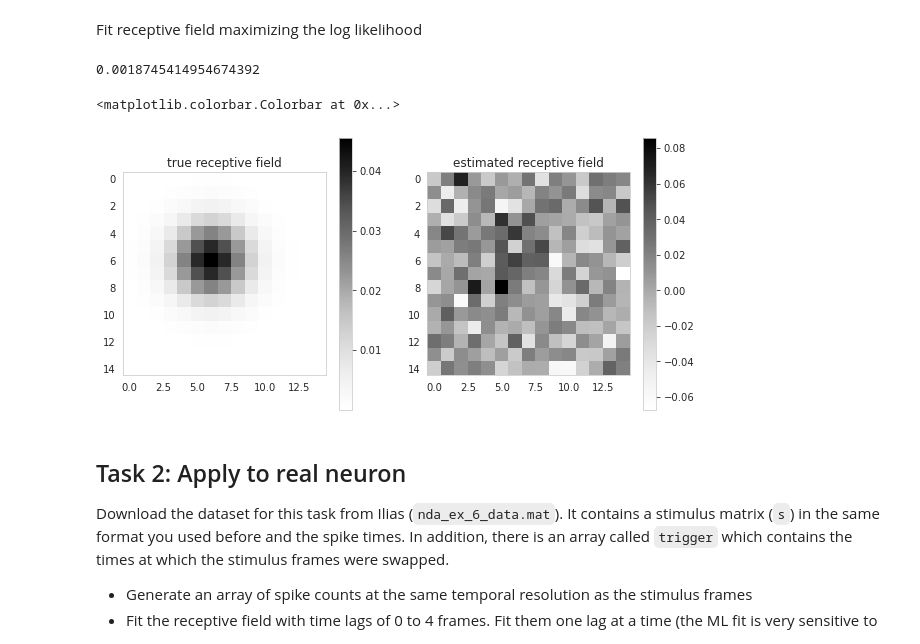
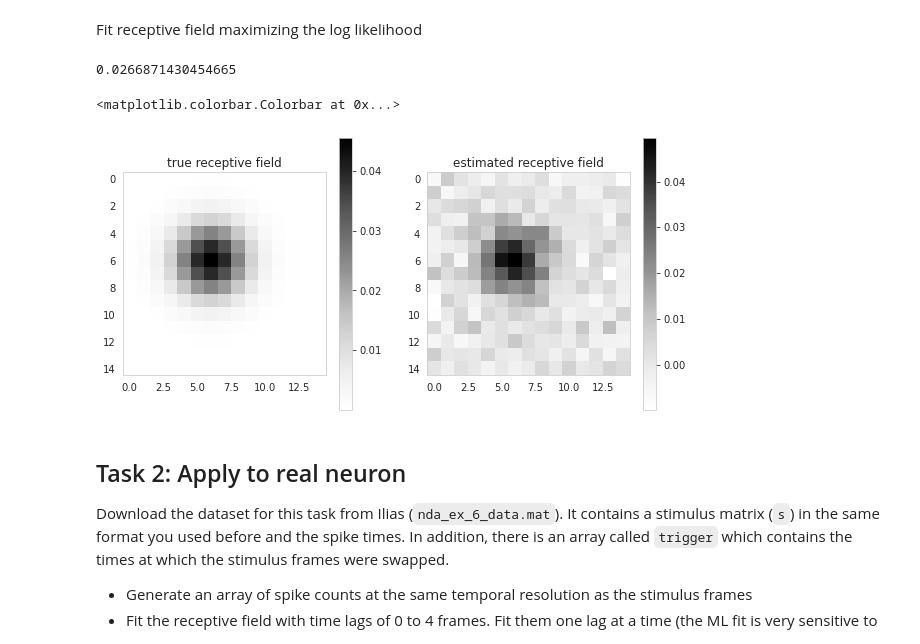
Before and after one commit to Vanessa-Ts/neuralDS, a Jupyter notebook: Ex7/CodingLab7.ipynb, the cells around one changed output. Cells and saved outputs as stored; diff of their text form; code cells hidden in the pictures.

```diff
--- a/Ex7/CodingLab7.ipynb
+++ b/Ex7/CodingLab7.ipynb
@@ -144,7 +144,7 @@ def sample_lnp(w, nT, dt, R, v):
     # sampled spike counts array
     c = np.empty(0)
     # stimulus frames
-    s = np.random.binomial(1,0.5, size=(w.shape[0], nT))
+    s = np.random.binomial(v,.5, size=(w.shape[0], nT))
     # mean rate
     r = np.exp(w.T@s)*dt*R
 
@@ -158,6 +158,9 @@ def sample_lnp(w, nT, dt, R, v):
     # ------------------------------------------------
 
     return c, r, s
+
+    ### variance of stimulus ensemble should be used, but cannot
+    ### find any information about it ??
 # %%
 D = 15     # number of pixels in one dimension,
            # the simulated RF here is a square
@@ -257,15 +274,17 @@ def negloglike_lnp(x, c, s, dt=0.1, R=50):
     df: np.array, (Dx * Dy, )
       gradient of the negative log likelihood with respect to x
     '''
+
+    p_1 = np.sum(c*np.log(dt*R))
+    p_2 = np.sum(np.log(sp.special.factorial(c)))
+    # use neg loglikelihood
     f = -c@(x.T@s)
-    a = np.sum(c*np.log(dt*R))
-    b = np.sum(np.log(sp.special.factorial(c)))
-    f += -a+b
+    f += -(p_1+p_2)
     f += np.sum(np.exp(x.T@s)*dt*R)
-  # gradient
-    a = c@s.T
-    b = dt*R*np.exp(x.T@s)
-    df = -(a - b@s.T)
+  # Compute gradient
+    d_1 = c@s.T
+    d_2 = dt*R*np.exp(x.T@s)
+    df = -(d_1 - d_2@s.T)
     # ------------------------------------------------
     # Implement the negative log-likelihood of the LNP
     # and its gradient with respect to the receptive
@@ -278,18 +297,18 @@ def negloglike_lnp(x, c, s, dt=0.1, R=50):
 # %% [markdown]
 Fit receptive field maximizing the log likelihood
 # %%
-###!! w_esti ist nicht richtig siehe plot!!!! ####
-
 f, df = negloglike_lnp(w, c, s)
 
-
+# function derivative to be checked
 f = lambda w: negloglike_lnp(w, c, s)[0]
+# gradient to be checked
 df = lambda w: negloglike_lnp(w, c, s)[1]
-
+# check if gradient is correct
 print(opt.check_grad(f,df,w))
 
-w_rand = np.random.randint(2,size=(D*D))/1000
-w_esti = opt.minimize(negloglike_lnp,w_rand,args=(c,s),jac=True).x
+# Estimate receptife field rf
+random_rf = np.random.randint(2,size=(D*D))/1000
+estimated_rf = opt.minimize(negloglike_lnp,random_rf,args=(c,s),jac=True).x
 # ------------------------------------------
 # Estimate the receptive field by maximizing
 # the log-likelihood (or more commonly,
@@ -298,31 +317,31 @@ w_esti = opt.minimize(negloglike_lnp,w_rand,args=(c,s),jac=True).x
 # Tips: use scipy.optimize.minimize(). (1 pt)
 # ------------------------------------------
 # %% [output]
-0.0018745414954674392
+0.0266871430454665
 # %%
 fig, axs = plt.subplots(1,2,figsize=(10,5))
 
 
 p1=axs[0].imshow(w.reshape((D,D)), cmap='Greys')
 axs[0].grid(False)
 axs[0].set_title('true receptive field')
 
-p2=axs[1].imshow(w_esti.reshape((D,D)), cmap='Greys')
+p2=axs[1].imshow(estimated_rf.reshape((D,D)), cmap='Greys')
 axs[1].grid(False)
 axs[1].set_title('estimated receptive field')
 
 
 plt.tight_layout
 plt.colorbar(p1,ax=axs[0])
 plt.colorbar(p2,ax=axs[1])
 
 # ------------------------------------
 # Plot the ground truth and estimated
 # `w` side by side. (0.5 pts)
 # ------------------------------------
 # %% [output]
 <matplotlib.colorbar.Colorbar at 0x...>
-[figure, old version]
+[figure, new version]
 # %% [markdown]
 ## Task 2: Apply to real neuron
 
```
Also changed, not shown: parts of 7 cells of this notebook.
